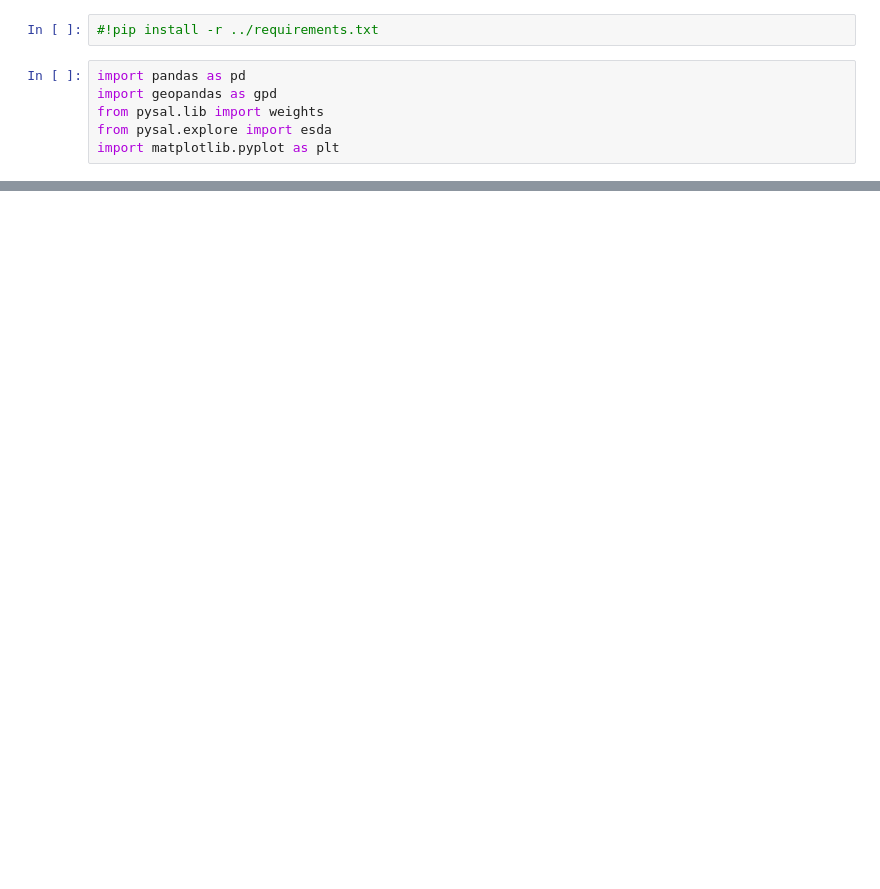
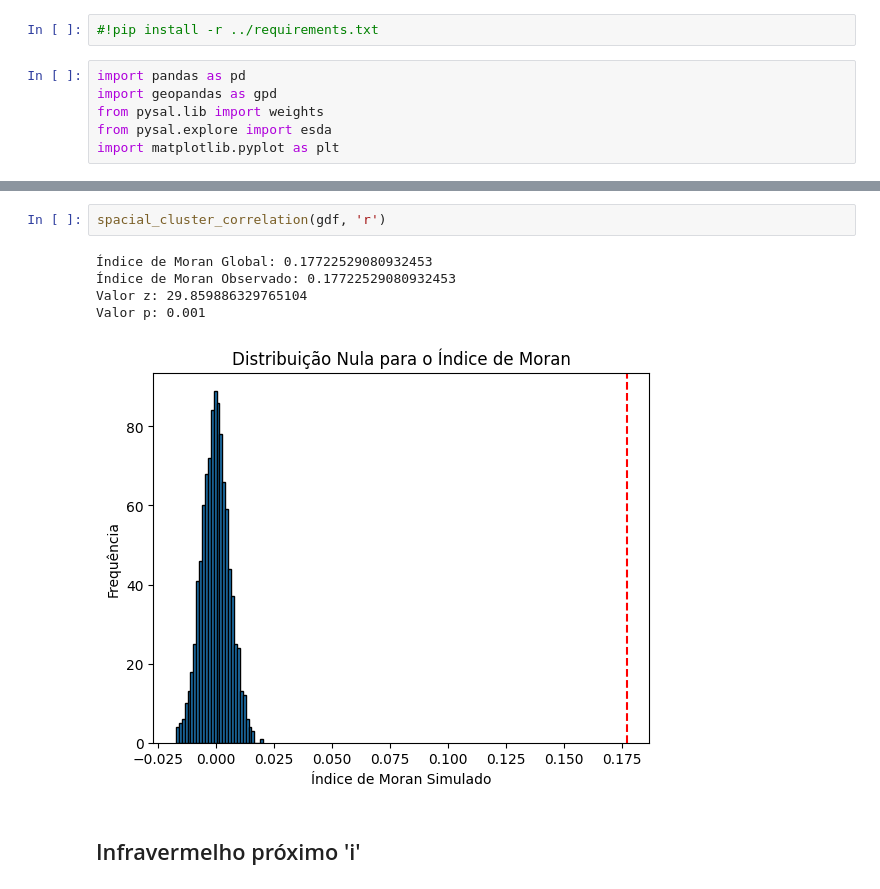
Before and after one commit to felmateos/stellar-classification-SDSS17, a Jupyter notebook: exploratory_analysis/exploratory_analysis_FC.ipynb, the cells around one changed output, grey strips where cells are left out. Drawn from its saved outputs; the diff is of its cells as text; blank space fills up the shorter version.

```diff
--- a/exploratory_analysis/exploratory_analysis_FC.ipynb
+++ b/exploratory_analysis/exploratory_analysis_FC.ipynb
@@ -112,0 +130,10 @@ for c in colors:
+# %%
+spacial_cluster_correlation(gdf, 'r')
+# %% [output]
+Índice de Moran Global: 0.17722529080932453
+Índice de Moran Observado: 0.17722529080932453
+Valor z: 29.859886329765104
+Valor p: 0.001
+[figure, added]
+# %% [markdown]
+## Infravermelho próximo 'i'
```
Also changed, not shown: parts of 32 cells of this notebook, 2 other files.
